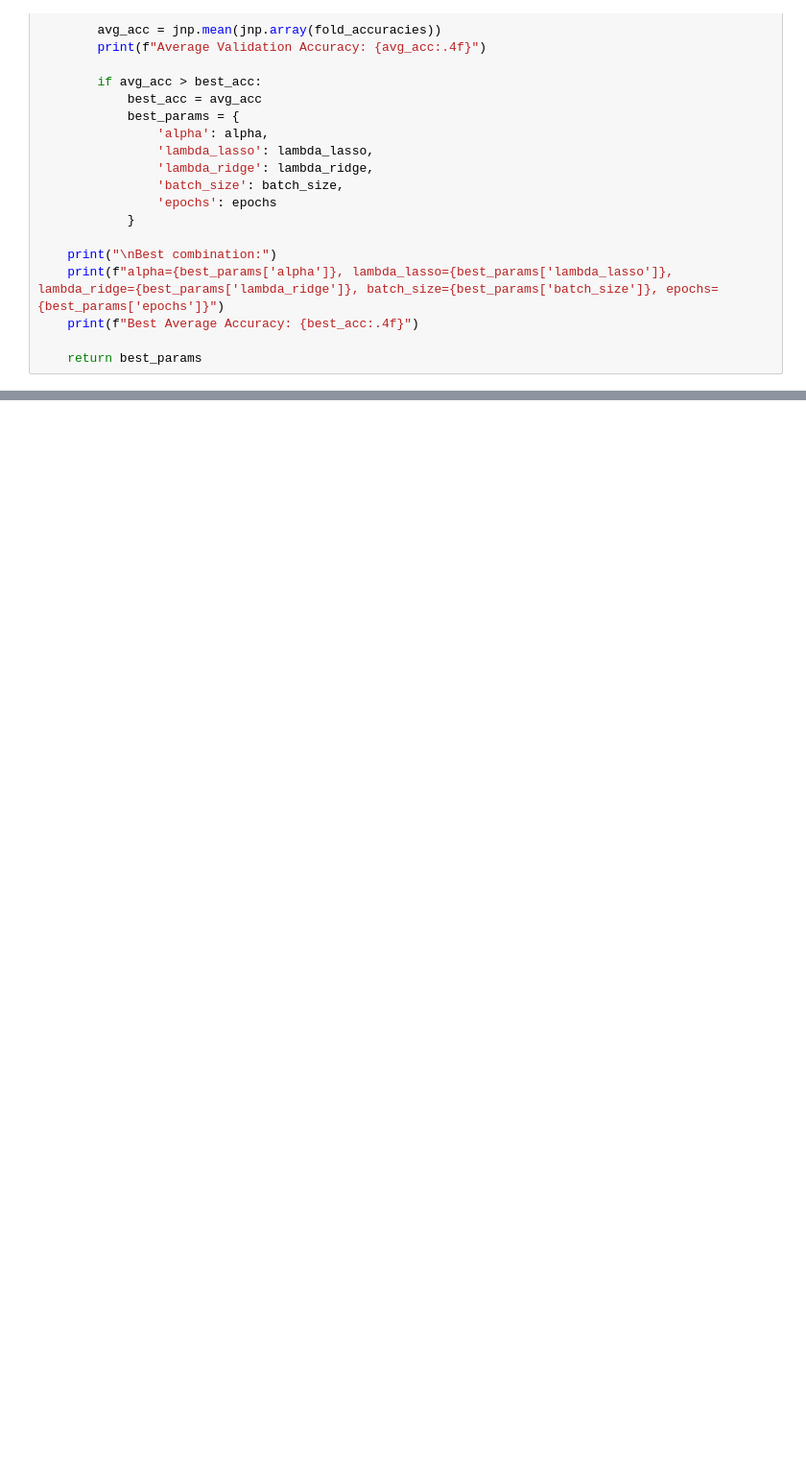
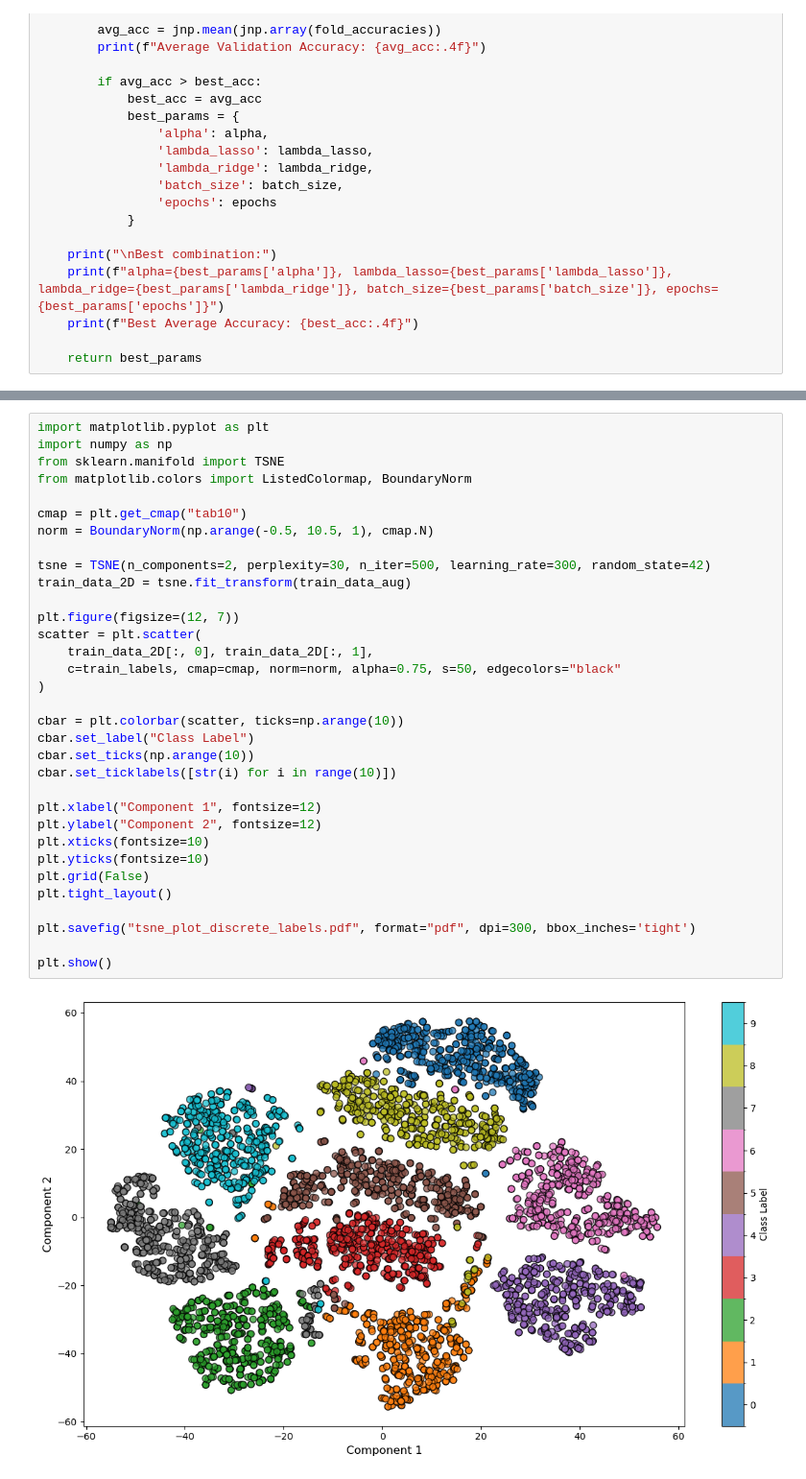
Before and after one commit to kevindemann/MachineLearningProject, a Jupyter notebook: src/testing.ipynb, the cells around one changed output, grey strips where cells are left out. Shown at 96% size. Saved outputs shown, nothing was run; the diff lists cells and outputs as text; blank space fills up the shorter version.

```diff
--- a/src/testing.ipynb
+++ b/src/testing.ipynb
@@ -371,0 +384,35 @@ Array(0.9760001, dtype=float32)
+# %%
+import matplotlib.pyplot as plt
+import numpy as np
+from sklearn.manifold import TSNE
+from matplotlib.colors import ListedColormap, BoundaryNorm
+
+cmap = plt.get_cmap("tab10")
+norm = BoundaryNorm(np.arange(-0.5, 10.5, 1), cmap.N)
+
+tsne = TSNE(n_components=2, perplexity=30, n_iter=500, learning_rate=300, random_state=42)
+train_data_2D = tsne.fit_transform(train_data_aug)
+
+plt.figure(figsize=(12, 7))
+scatter = plt.scatter(
+    train_data_2D[:, 0], train_data_2D[:, 1],
+    c=train_labels, cmap=cmap, norm=norm, alpha=0.75, s=50, edgecolors="black"
+)
+
+cbar = plt.colorbar(scatter, ticks=np.arange(10))
+cbar.set_label("Class Label")
+cbar.set_ticks(np.arange(10))
+cbar.set_ticklabels([str(i) for i in range(10)])
+
+plt.xlabel("Component 1", fontsize=12)
+plt.ylabel("Component 2", fontsize=12)
+plt.xticks(fontsize=10)
+plt.yticks(fontsize=10)
+plt.grid(False)
+plt.tight_layout()
+
+plt.savefig("tsne_plot_discrete_labels.pdf", format="pdf", dpi=300, bbox_inches='tight')
+
+plt.show()
+# %% [output]
+[figure, added]
```
Also changed, not shown: parts of 6 cells of this notebook, 5 other files.
